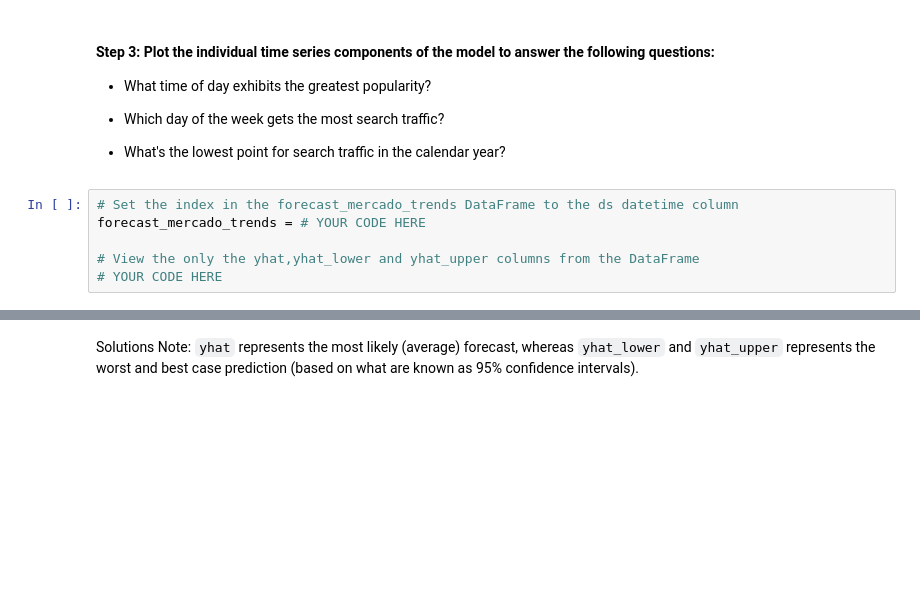
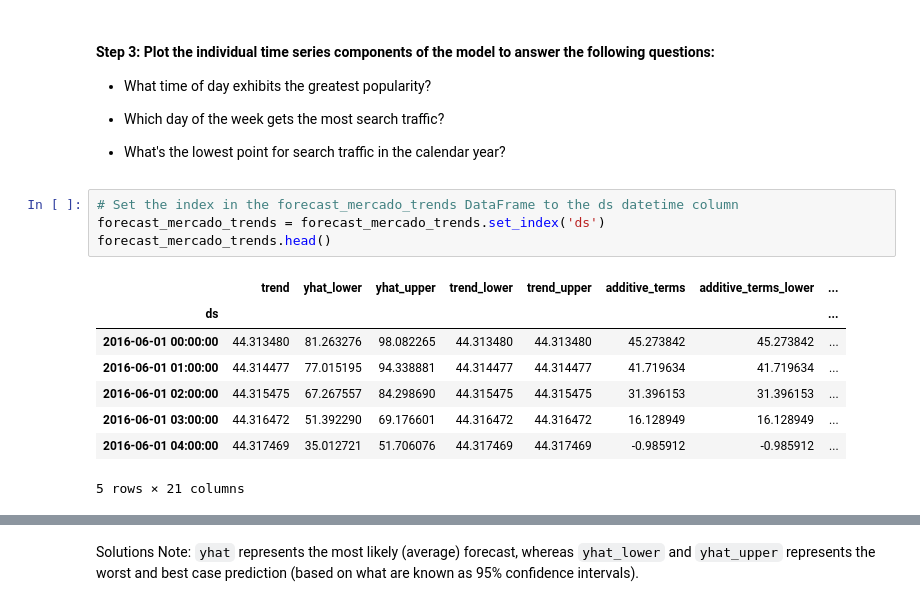
Before and after one commit to sububer/mercado-growth-analysis, a Jupyter notebook: app/forecasting_net_prophet.ipynb, the cells around one changed output, grey strips where cells are left out. Saved outputs shown, nothing was run; the diff lists cells and outputs as text; blank space fills up the shorter version.

```diff
--- a/app/forecasting_net_prophet.ipynb
+++ b/app/forecasting_net_prophet.ipynb
@@ -480,7 +542,14 @@ forecast_mercado_trends = # YOUR CODE HERE
 * What's the lowest point for search traffic in the calendar year?
 # %%
 # Set the index in the forecast_mercado_trends DataFrame to the ds datetime column
-forecast_mercado_trends = # YOUR CODE HERE
-
-# View the only the yhat,yhat_lower and yhat_upper columns from the DataFrame
-# YOUR CODE HERE
+forecast_mercado_trends = forecast_mercado_trends.set_index('ds')
+forecast_mercado_trends.head()
+# %% [output]
+|  | trend | yhat_lower | yhat_upper | trend_lower | trend_upper | additive_terms | additive_terms_lower | ... |
+| ds |  |  |  |  |  |  |  | ... |
+| 2016-06-01 00:00:00 | 44.313480 | 81.263276 | 98.082265 | 44.313480 | 44.313480 | 45.273842 | 45.273842 | ... |
+| 2016-06-01 01:00:00 | 44.314477 | 77.015195 | 94.338881 | 44.314477 | 44.314477 | 41.719634 | 41.719634 | ... |
+| 2016-06-01 02:00:00 | 44.315475 | 67.267557 | 84.298690 | 44.315475 | 44.315475 | 31.396153 | 31.396153 | ... |
+| 2016-06-01 03:00:00 | 44.316472 | 51.392290 | 69.176601 | 44.316472 | 44.316472 | 16.128949 | 16.128949 | ... |
+| 2016-06-01 04:00:00 | 44.317469 | 35.012721 | 51.706076 | 44.317469 | 44.317469 | -0.985912 | -0.985912 | ... |
+5 rows × 21 columns
```
Also changed, not shown: parts of 18 cells of this notebook.
